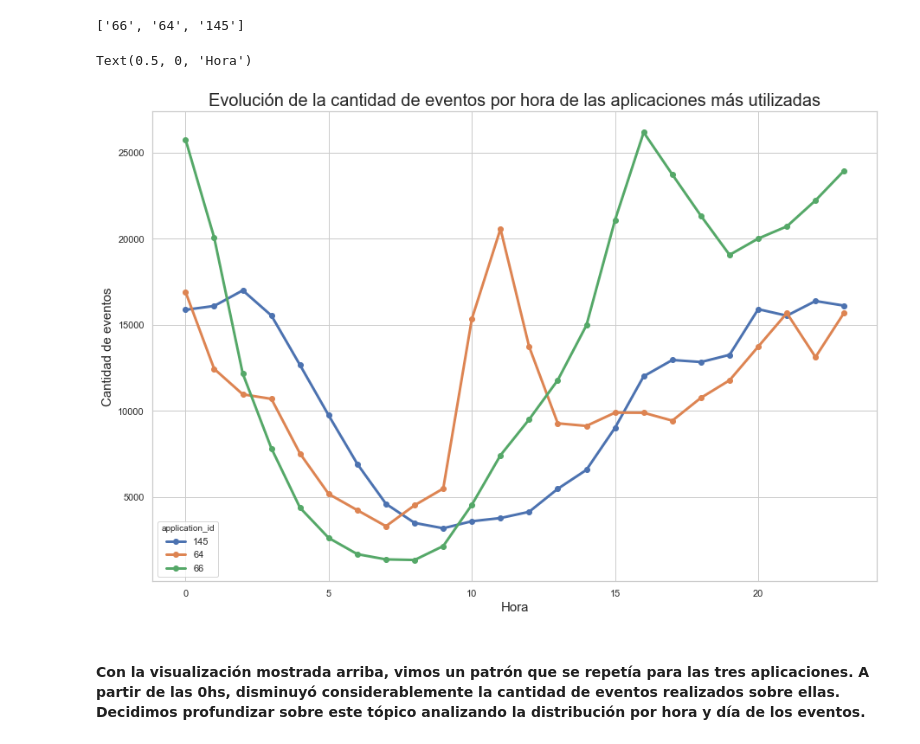
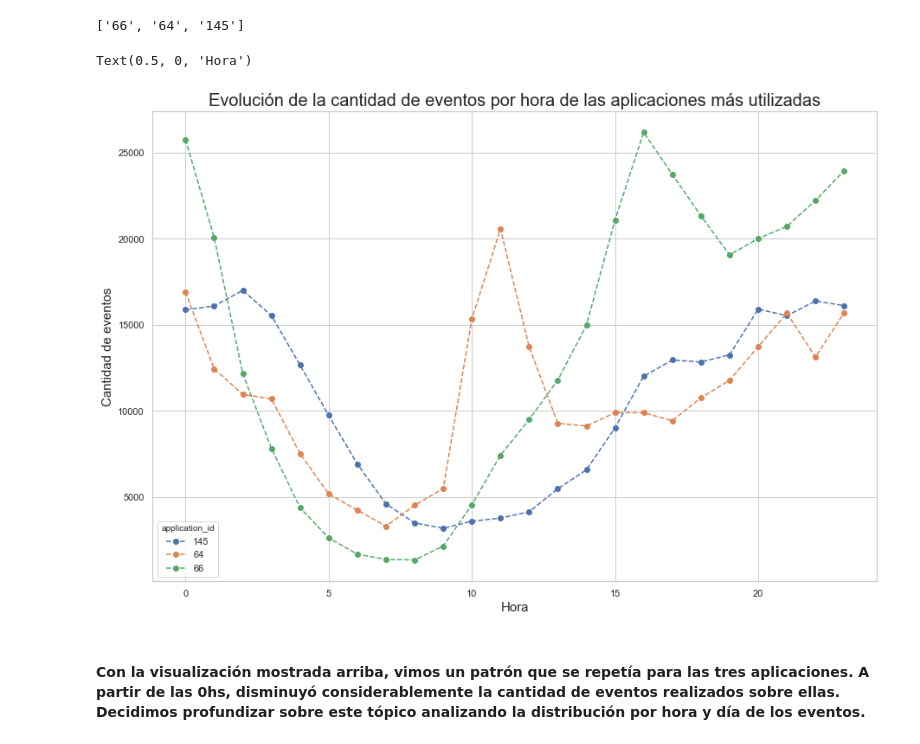
Before and after one commit to AlejandroKler/Datanesa, a Jupyter notebook: EvolucionEventosPorHora.ipynb, the cells around one changed output. Cells and saved outputs as stored; diff of their text form; code cells hidden in the pictures.

```diff
--- a/EvolucionEventosPorHora.ipynb
+++ b/EvolucionEventosPorHora.ipynb
@@ -41,13 +41,13 @@ eventos_por_hora['Hora'] = eventos_por_hora['date'].dt.hour
 eventos_por_hora['cant_eventos'] = 1
 agrup_eventos_por_hora = eventos_por_hora.groupby(['Hora','application_id']).agg({'cant_eventos': 'count'})
 # %%
-plot = agrup_eventos_por_hora.unstack().cant_eventos.plot(figsize = (15,10), linewidth = 3, style='-o')
+plot = agrup_eventos_por_hora.unstack().cant_eventos.plot(figsize = (15,10), linewidth = 1.5, style='o--')
 plot.set_title('Evolución de la cantidad de eventos por hora de las aplicaciones más utilizadas', fontsize = 20)
 plot.set_ylabel('Cantidad de eventos', fontsize = 15)
 plot.set_xlabel('Hora', fontsize = 15)
 # %% [output]
 Text(0.5, 0, 'Hora')
-[figure, old version]
+[figure, new version]
 # %% [markdown]
 #### Con la visualización mostrada arriba, vimos un patrón que se repetía para las tres aplicaciones. A partir de las 0hs, disminuyó considerablemente la cantidad de eventos realizados sobre ellas. Decidimos profundizar sobre este tópico analizando la distribución por hora y día de los eventos.
 # %% [markdown]
```
Also changed, not shown: parts of 1 cell of this notebook, 2 other files.
